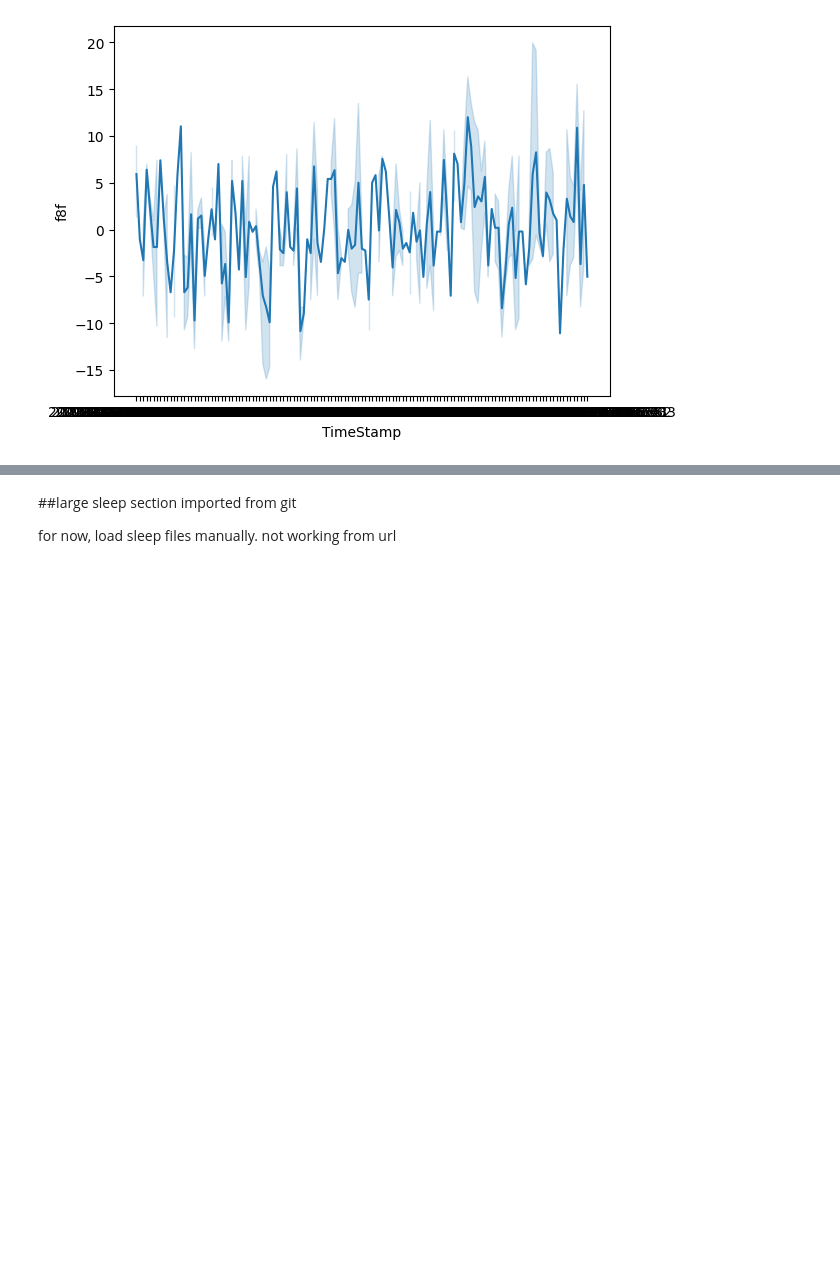
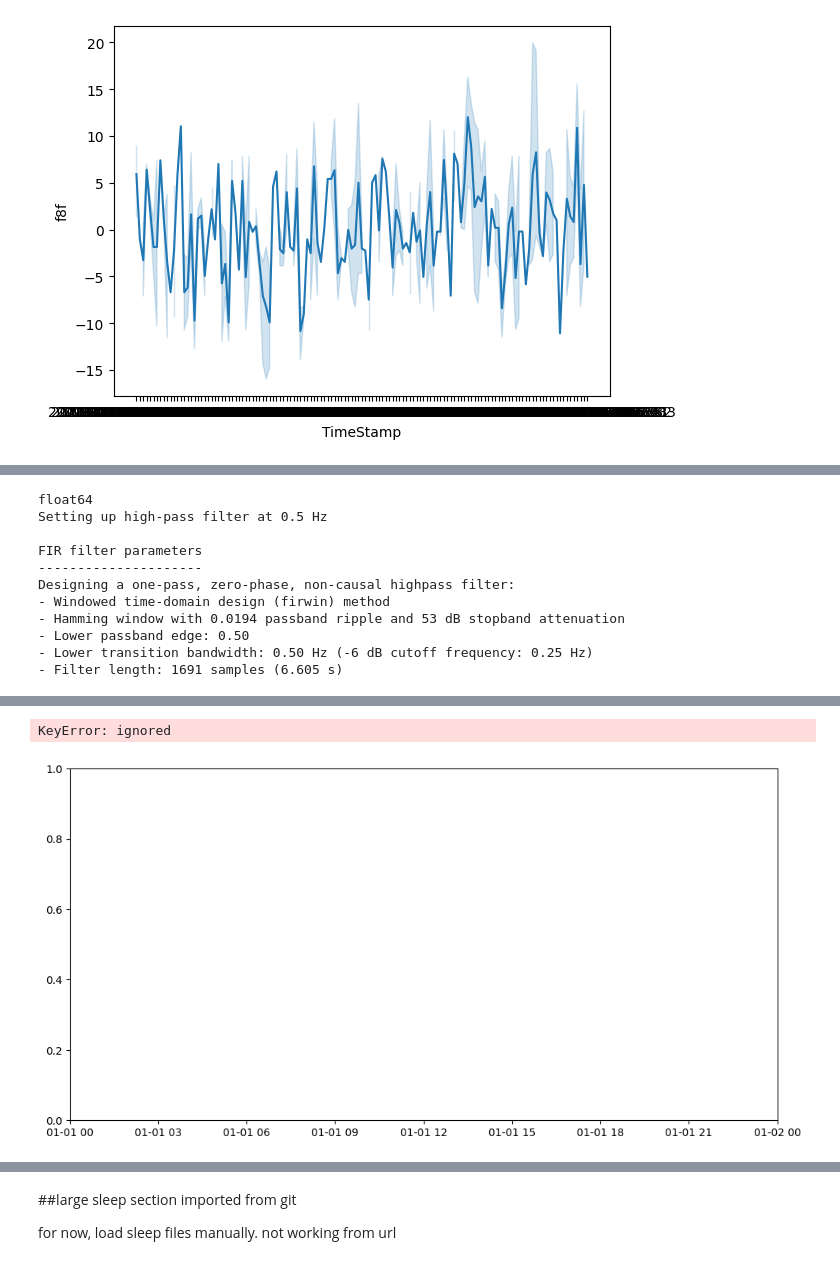
Before and after one commit to travelmail26/projectsleep, a Jupyter notebook: Muse_Processing.ipynb, the cells around one changed output, grey strips where cells are left out. Drawn from its saved outputs; the diff is of its cells as text; code cells hidden in the pictures; blank space fills up the shorter version.

```diff
--- a/Muse_Processing.ipynb
+++ b/Muse_Processing.ipynb
@@ -796,0 +834,39 @@ Name: f8f, dtype: float64
+# %%
+#attempt filtered
+
+# Get the RAW_AF8 column
+raw_af8 = dft_30s['RAW_AF8'].values
+
+# Convert the data to a floating-point type
+raw_af8 = raw_af8.astype(np.float64)
+
+# Ensure the conversion has been successful
+assert raw_af8.dtype == np.float64, f"Unexpected data type: {raw_af8.dtype}"
+
+print(raw_af8.dtype)
+
+# Create a high-pass filter at 0.1 Hz
+sfreq = 256.0  # explicitly defined as float
+
+# Apply the filter to the data
+filtered_data = mne.filter.filter_data(raw_af8, sfreq, l_freq=0.5, h_freq=None, fir_design='firwin')
+
+# Create a new column in the DataFrame
+dft_30s['f8f'] = filtered_data
+
+plt.figure(figsize=(12,6))
+sns.lineplot(x='time', y='f8f', data=dft_30s) #first 30 seconds
+plt.title('filtered RAW_AF8 Line Plot for the First 30 Seconds')
+plt.show()
+# %% [output]
+float64
+Setting up high-pass filter at 0.5 Hz
+
+FIR filter parameters
+---------------------
+Designing a one-pass, zero-phase, non-causal highpass filter:
+- Windowed time-domain design (firwin) method
+- Hamming window with 0.0194 passband ripple and 53 dB stopband attenuation
+- Lower passband edge: 0.50
+- Lower transition bandwidth: 0.50 Hz (-6 dB cutoff frequency: 0.25 Hz)
+- Filter length: 1691 samples (6.605 s)
@@ -796,0 +876,2 @@ Name: f8f, dtype: float64
+KeyError: ignored
+[figure, added]
```
Also changed, not shown: parts of 11 cells of this notebook.
